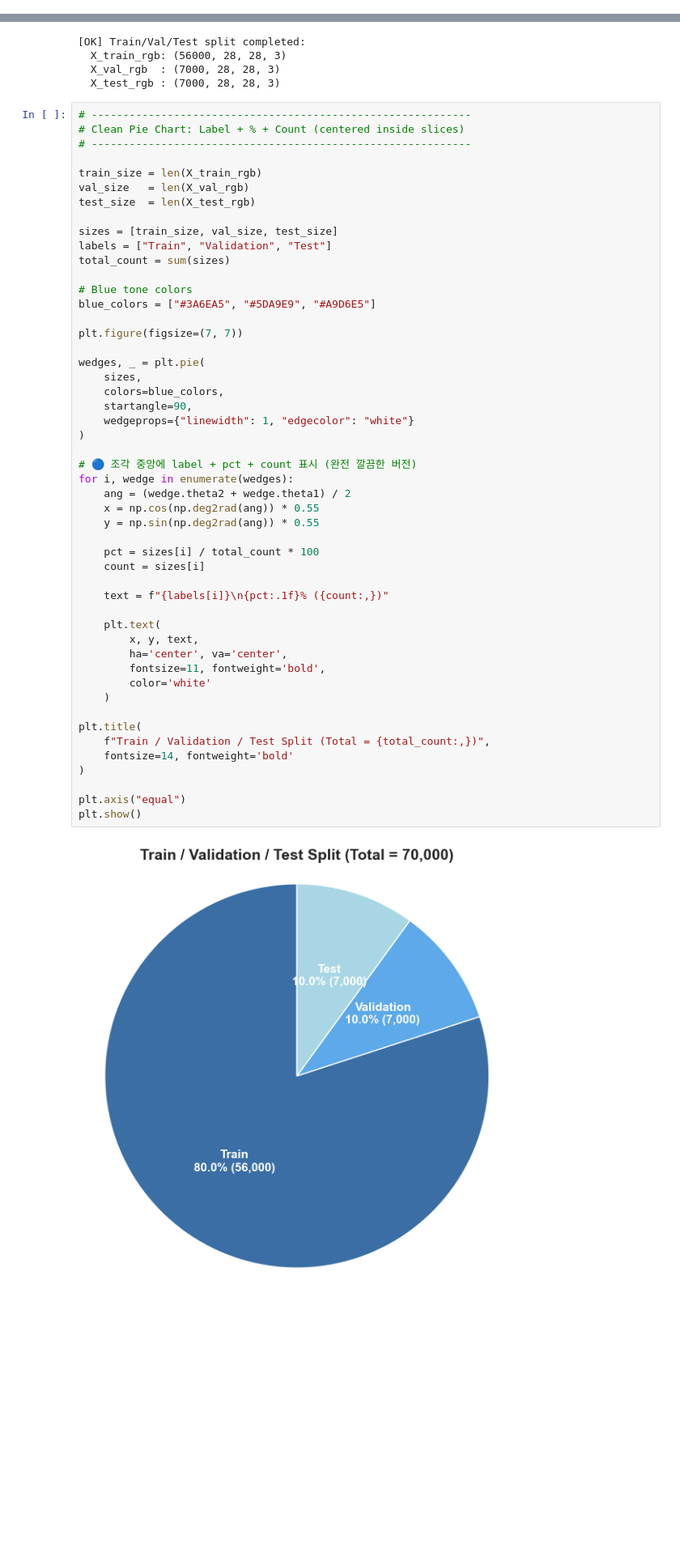
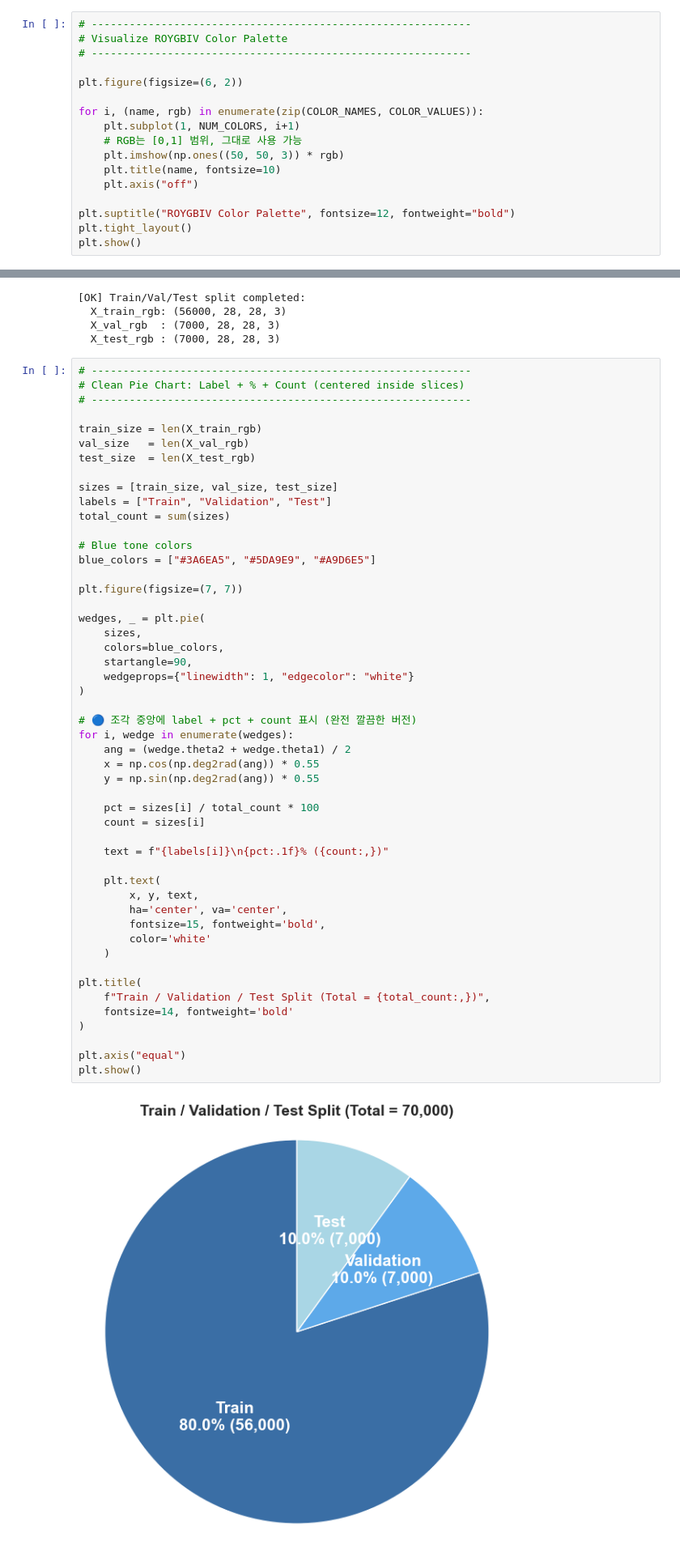
Before and after one commit to ML-SSU-2025/colored-mnist-classification, a Jupyter notebook: notebooks/01_preprocessing_colored_mnist.ipynb, the cells around one changed output, grey strips where cells are left out. Shown at 81% size. Cells and saved outputs as stored; diff of their text form; blank space fills up the shorter version.

```diff
--- a/notebooks/01_preprocessing_colored_mnist.ipynb
+++ b/notebooks/01_preprocessing_colored_mnist.ipynb
@@ -124,3 +124,20 @@ NUM_COLORS = len(COLOR_NAMES)  # number of colors
 print("[OK] Color palette defined:", COLOR_NAMES)
 # %% [output]
 [OK] Color palette defined: ['red', 'orange', 'yellow', 'green', 'blue', 'indigo', 'violet']
+# %%
+# ------------------------------------------------------------
+# Visualize ROYGBIV Color Palette
+# ------------------------------------------------------------
+
+plt.figure(figsize=(6, 2))
+
+for i, (name, rgb) in enumerate(zip(COLOR_NAMES, COLOR_VALUES)):
+    plt.subplot(1, NUM_COLORS, i+1)
+    # RGB는 [0,1] 범위, 그대로 사용 가능
+    plt.imshow(np.ones((50, 50, 3)) * rgb)
+    plt.title(name, fontsize=10)
+    plt.axis("off")
+
+plt.suptitle("ROYGBIV Color Palette", fontsize=12, fontweight="bold")
+plt.tight_layout()
+plt.show()
@@ -914,35 +933,35 @@ wedges, _ = plt.pie(
     colors=blue_colors,
     startangle=90,
     wedgeprops={"linewidth": 1, "edgecolor": "white"}
 )
 
 # 🔵 조각 중앙에 label + pct + count 표시 (완전 깔끔한 버전)
 for i, wedge in enumerate(wedges):
     ang = (wedge.theta2 + wedge.theta1) / 2
     x = np.cos(np.deg2rad(ang)) * 0.55
     y = np.sin(np.deg2rad(ang)) * 0.55
 
     pct = sizes[i] / total_count * 100
     count = sizes[i]
 
     text = f"{labels[i]}\n{pct:.1f}% ({count:,})"
 
     plt.text(
         x, y, text,
         ha='center', va='center',
-        fontsize=11, fontweight='bold',
+        fontsize=15, fontweight='bold',
         color='white'
     )
 
 plt.title(
     f"Train / Validation / Test Split (Total = {total_count:,})",
     fontsize=14, fontweight='bold'
 )
 
 plt.axis("equal")
 plt.show()
 # %% [output]
-[figure, old version]
+[figure, new version]
 # %%
 # ------------------------------------------------------------
 # [Cell 12] Flatten RGB images and apply StandardScaler
```
Also changed, not shown: parts of 3 cells of this notebook.
